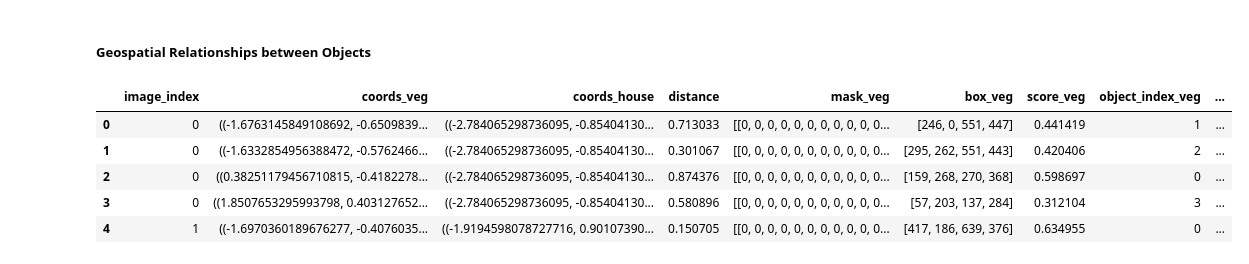
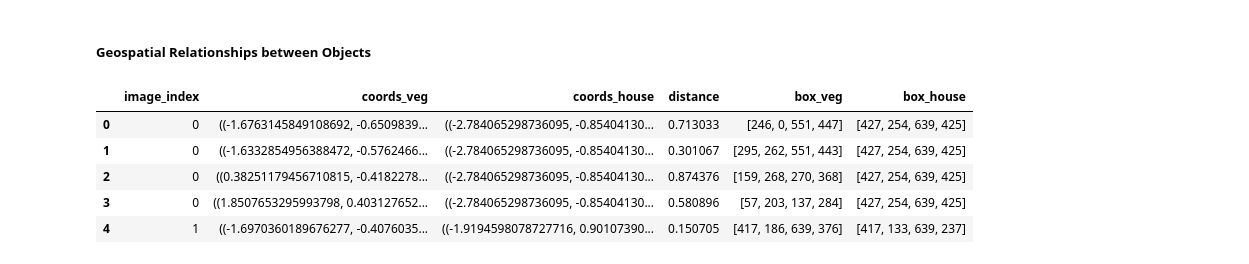
Before and after one commit to qlllllll/wildfire-prevention, a Jupyter notebook: src/gsv.ipynb, the cells around one changed output. Drawn from its saved outputs; the diff is of its cells as text; code cells hidden in the pictures.

```diff
--- a/src/gsv.ipynb
+++ b/src/gsv.ipynb
@@ -87,11 +90,11 @@ coords = convert_depth_to_coords(depth_maps)
 detections = object_grounded_segmentation(images, ['vegetation', 'house', 'fire hydrant'])
 
 # Reformat detections into a dictionary grouped by label
-re_detections = reformat_detections(detections)
+detection_dict = reformat_detections(detections)
 
-# Estimate 3D bounding boxes for objects
-re_detections['coords'] = generate_3d_bounding_boxes(re_detections, coords)
-re_detections.head(5)
+# Estimate 3D bounding boxes for specific objects
+detection_dict['vegetation']['coords'] = generate_3d_bounding_boxes(detection_dict['vegetation']['mask'], coords, 'vegetation')
+detection_dict['house']['coords'] = generate_3d_bounding_boxes(detection_dict['house']['mask'], coords, 'house')
 # %% [output]
 Using cache found in /home/eecs/qijun.li/.cache/torch/hub/isl-org_ZoeDepth_main
 Overwriting config with config_version kitti
@@ -117,19 +114,19 @@ Loaded successfully
 # %%
 from object_detection_utils import dist, group_distances
 
 # Calculate distances between vegetation and house coordinates.
-distances = dist(re_detections[re_detections['label']=='vegetation'][['image_index', 'coords']],re_detections[re_detections['label']=='house'][['image_index', 'coords']], 'veg', 'house')
+distances = dist(detection_dict['vegetation']['coords'], detection_dict['house']['coords'], 'veg', 'house')
 
 # Group the distances to vegetation by applying a minimum threshold and filter.
-dist_house_to_veg_min = group_distances(distances, re_detections, 'veg', 'house', fn=min)
+dist_house_to_veg_min = group_distances(distances, detection_dict['vegetation'], detection_dict['house'], fn=min, thres=0.5)
 dist_house_to_veg_min.head(5)
 # %% [output]
-|  | image_index | coords_veg | coords_house | distance | mask_veg | box_veg | score_veg | object_index_veg | ... |
-| 0 | 0 | ((-1.6763145849108692, -0.6509839... | ((-2.784065298736095, -0.85404130... | 0.713033 | [[0, 0, 0, 0, 0, 0, 0, 0, 0, 0, 0... | [246, 0, 551, 447] | 0.441419 | 1 | ... |
-| 1 | 0 | ((-1.6332854956388472, -0.5762466... | ((-2.784065298736095, -0.85404130... | 0.301067 | [[0, 0, 0, 0, 0, 0, 0, 0, 0, 0, 0... | [295, 262, 551, 443] | 0.420406 | 2 | ... |
-| 2 | 0 | ((0.38251179456710815, -0.4182278... | ((-2.784065298736095, -0.85404130... | 0.874376 | [[0, 0, 0, 0, 0, 0, 0, 0, 0, 0, 0... | [159, 268, 270, 368] | 0.598697 | 0 | ... |
-| 3 | 0 | ((1.8507653295993798, 0.403127652... | ((-2.784065298736095, -0.85404130... | 0.580896 | [[0, 0, 0, 0, 0, 0, 0, 0, 0, 0, 0... | [57, 203, 137, 284] | 0.312104 | 3 | ... |
-| 4 | 1 | ((-1.6970360189676277, -0.4076035... | ((-1.9194598078727716, 0.90107390... | 0.150705 | [[0, 0, 0, 0, 0, 0, 0, 0, 0, 0, 0... | [417, 186, 639, 376] | 0.634955 | 0 | ... |
+|  | image_index | coords_veg | coords_house | distance | box_veg | box_house |
+| 0 | 0 | ((-1.6763145849108692, -0.6509839... | ((-2.784065298736095, -0.85404130... | 0.713033 | [246, 0, 551, 447] | [427, 254, 639, 425] |
+| 1 | 0 | ((-1.6332854956388472, -0.5762466... | ((-2.784065298736095, -0.85404130... | 0.301067 | [295, 262, 551, 443] | [427, 254, 639, 425] |
+| 2 | 0 | ((0.38251179456710815, -0.4182278... | ((-2.784065298736095, -0.85404130... | 0.874376 | [159, 268, 270, 368] | [427, 254, 639, 425] |
+| 3 | 0 | ((1.8507653295993798, 0.403127652... | ((-2.784065298736095, -0.85404130... | 0.580896 | [57, 203, 137, 284] | [427, 254, 639, 425] |
+| 4 | 1 | ((-1.6970360189676277, -0.4076035... | ((-1.9194598078727716, 0.90107390... | 0.150705 | [417, 186, 639, 376] | [417, 133, 639, 237] |
 # %%
 from plot_utils import *
 
```
Also changed, not shown: parts of 10 cells of this notebook.
